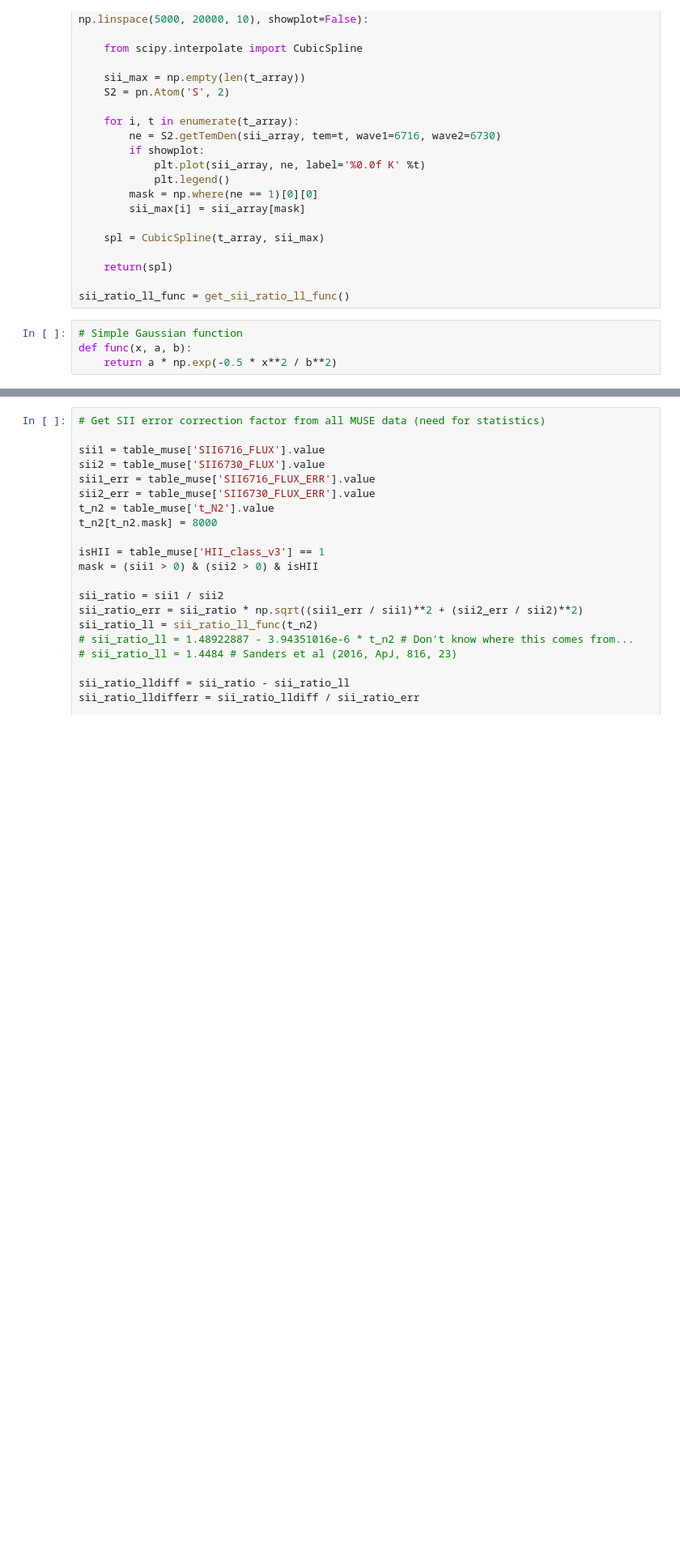
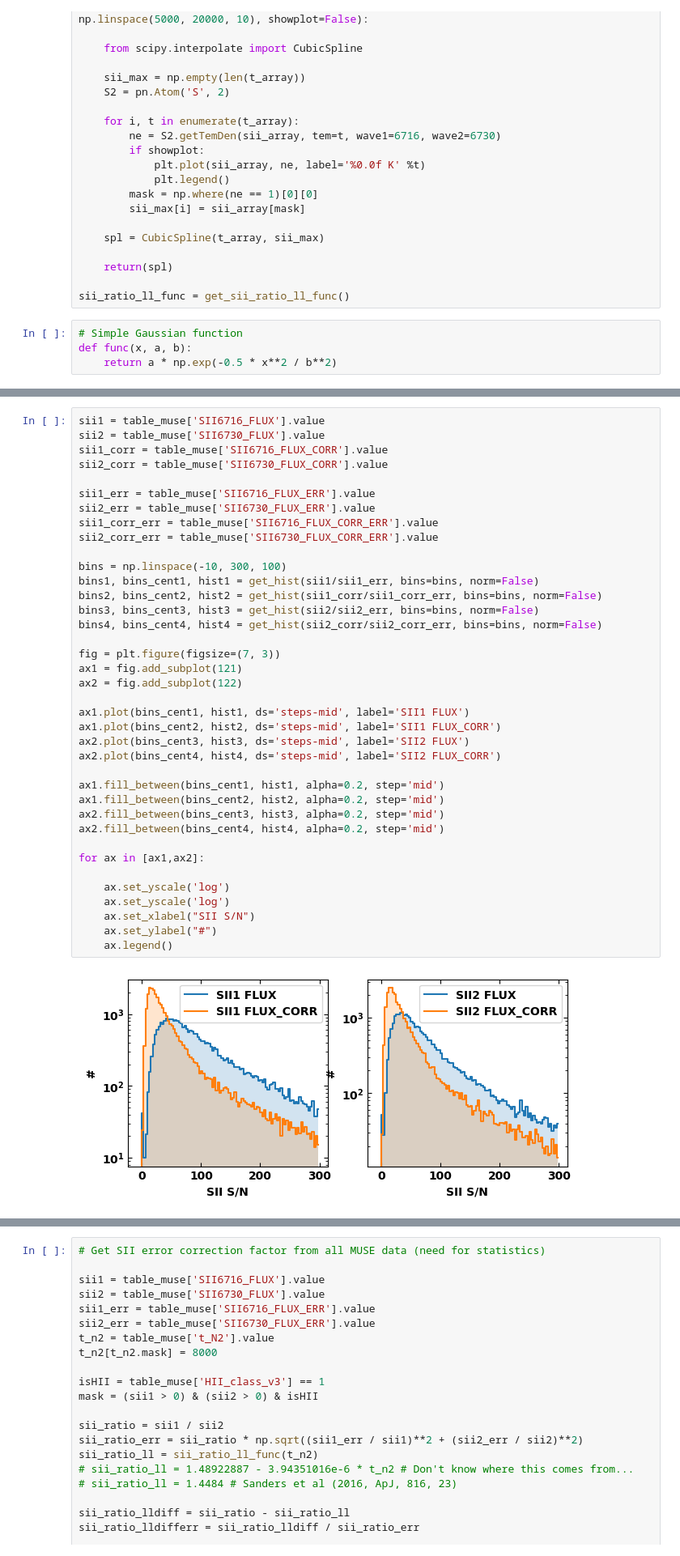
Before and after one commit to ashleythomasbarnes/analysis_phangs_hst, a Jupyter notebook: hstha_catalogue_v0p4/run_analysis_pressures/get_props.ipynb, the cells around one changed output, grey strips where cells are left out. Shown at 81% size. Cells and saved outputs as stored; diff of their text form; blank space fills up the shorter version.

```diff
--- a/hstha_catalogue_v0p4/run_analysis_pressures/get_props.ipynb
+++ b/hstha_catalogue_v0p4/run_analysis_pressures/get_props.ipynb
@@ -48,0 +82,40 @@ def func(x, a, b):
+# %%
+sii1 = table_muse['SII6716_FLUX'].value
+sii2 = table_muse['SII6730_FLUX'].value
+sii1_corr = table_muse['SII6716_FLUX_CORR'].value
+sii2_corr = table_muse['SII6730_FLUX_CORR'].value
+
+sii1_err = table_muse['SII6716_FLUX_ERR'].value
+sii2_err = table_muse['SII6730_FLUX_ERR'].value
+sii1_corr_err = table_muse['SII6716_FLUX_CORR_ERR'].value
+sii2_corr_err = table_muse['SII6730_FLUX_CORR_ERR'].value
+
+bins = np.linspace(-10, 300, 100)
+bins1, bins_cent1, hist1 = get_hist(sii1/sii1_err, bins=bins, norm=False)
+bins2, bins_cent2, hist2 = get_hist(sii1_corr/sii1_corr_err, bins=bins, norm=False)
+bins3, bins_cent3, hist3 = get_hist(sii2/sii2_err, bins=bins, norm=False)
+bins4, bins_cent4, hist4 = get_hist(sii2_corr/sii2_corr_err, bins=bins, norm=False)
+
+fig = plt.figure(figsize=(7, 3))
+ax1 = fig.add_subplot(121)
+ax2 = fig.add_subplot(122)
+
+ax1.plot(bins_cent1, hist1, ds='steps-mid', label='SII1 FLUX')
+ax1.plot(bins_cent2, hist2, ds='steps-mid', label='SII1 FLUX_CORR')
+ax2.plot(bins_cent3, hist3, ds='steps-mid', label='SII2 FLUX')
+ax2.plot(bins_cent4, hist4, ds='steps-mid', label='SII2 FLUX_CORR')
+
+ax1.fill_between(bins_cent1, hist1, alpha=0.2, step='mid')
+ax1.fill_between(bins_cent2, hist2, alpha=0.2, step='mid')
+ax2.fill_between(bins_cent3, hist3, alpha=0.2, step='mid')
+ax2.fill_between(bins_cent4, hist4, alpha=0.2, step='mid')
+
+for ax in [ax1,ax2]:
+
+    ax.set_yscale('log')
+    ax.set_yscale('log')
+    ax.set_xlabel("SII S/N")
+    ax.set_ylabel("#")
+    ax.legend()
+# %% [output]
+[figure, added]
```
Also changed, not shown: parts of 9 cells of this notebook.
